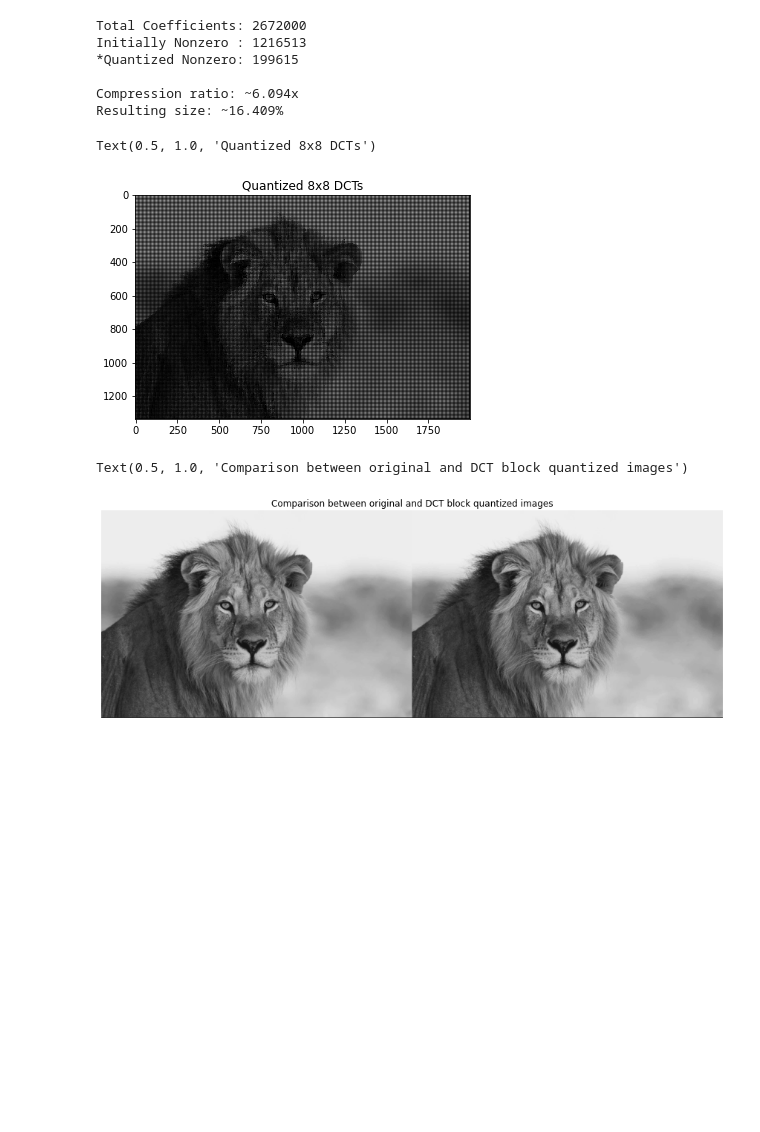
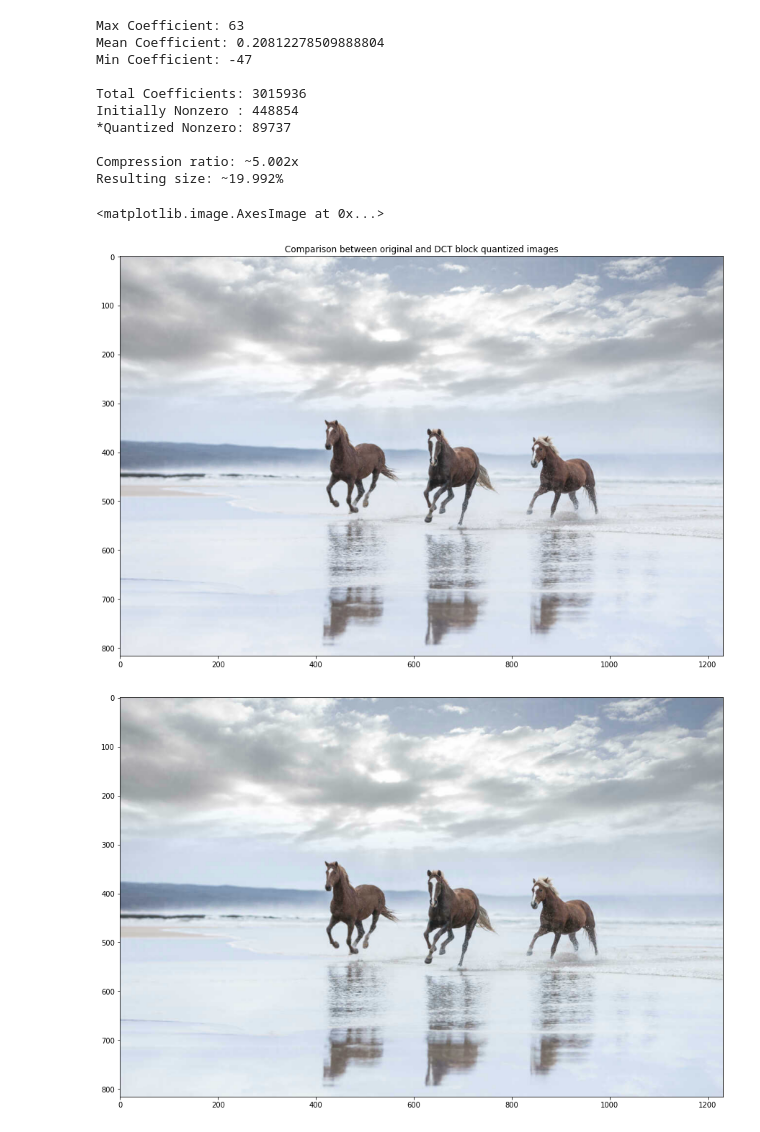
Before and after one commit to taaha-khan/2023-CompaCT-Image-Compression, a Jupyter notebook: notebooks/1.0-tk-dct-block.ipynb, the cells around one changed output. Cells and saved outputs as stored; diff of their text form; code cells hidden in the pictures; blank space fills up the shorter version.

Commit message:
Transformed color space to YCbCr

```diff
--- a/notebooks/1.0-tk-dct-block.ipynb
+++ b/notebooks/1.0-tk-dct-block.ipynb
@@ -6,9 +6,11 @@ import numpy as np
 import scipy
 import cv2
 # %%
-IMAGE_FILE = '../data/examples/lion-gray.jpg'
+IMAGE_FILE = '../data/examples/horses.jpg'
 
 BLOCK_SIZE = 8
 
-def BLOCK(x, y):
+def BLOCK(x, y, dim = None):
+	if dim != None:
+		return np.s_[x : x + BLOCK_SIZE, y : y + BLOCK_SIZE, dim]
 	return np.s_[x : x + BLOCK_SIZE, y : y + BLOCK_SIZE]
@@ -60,5 +125,5 @@ dct = np.zeros(imsize)
 # Apply 8x8 block DCT
 for i in np.r_[:imsize[0] : BLOCK_SIZE]:
 	for j in np.r_[:imsize[1] : BLOCK_SIZE]:
-		dct[BLOCK(i, j)] = DCT_2D(im[BLOCK(i, j)])
+		dct[BLOCK(i, j)] = DCT_2D(im[BLOCK(i, j)].astype(int) - 128)
 # %%
@@ -78,7 +143,7 @@ Text(0.5, 1.0, '8x8 DCT block at position 400')
 # %%
 # Quantize dct coefficients
 
-# JPEG ISO Standard matrix
+# JPEG Standard matrix
 quantization_matrix = np.array([
 	[ 16,  11,  10,  16,  24,  40,  51,  61],
 	[ 12,  12,  14,  19,  26,  58,  60,  55],
@@ -96,53 +161,68 @@ dct_q = np.zeros(imsize, dtype = int)
 for i in np.r_[:imsize[0] : BLOCK_SIZE]:
 	for j in np.r_[:imsize[1] : BLOCK_SIZE]:
 
-		div = dct[BLOCK(i, j)] / quantization_matrix
+		div = dct[BLOCK(i, j)] / quantization_matrix[:, :, None]
 		dct_q[BLOCK(i, j)] = np.around(div, 0).astype(int)
+
+print(f'Max Coefficient: {np.max(dct_q)}')
+print(f'Mean Coefficient: {np.mean(dct_q)}')
+print(f'Min Coefficient: {np.min(dct_q)}')
 
 nonzeros = np.count_nonzero(dct_q)
 nonzeros_og = np.count_nonzero(dct)
 
-dim = imsize[0] * imsize[1]
+dim = np.prod(imsize)
 compression_ratio = nonzeros_og / nonzeros
 
-print(f'Total Coefficients: {dim}')
+print(f'\nTotal Coefficients: {dim}')
 print(f'Initially Nonzero : {nonzeros_og}')
 print(f'*Quantized Nonzero: {nonzeros}')
 
 print(f'\nCompression ratio: ~{round(compression_ratio, 3)}x')
 print(f'Resulting size: ~{round((1 / compression_ratio) * 100, 3)}%')
 # %% [output]
-Total Coefficients: 2672000
-Initially Nonzero : 1216513
-*Quantized Nonzero: 199615
+Max Coefficient: 63
+Mean Coefficient: 0.20812278509888804
+Min Coefficient: -47
 
-Compression ratio: ~6.094x
-Resulting size: ~16.409%
+Total Coefficients: 3015936
+Initially Nonzero : 448854
+*Quantized Nonzero: 89737
+
+Compression ratio: ~5.002x
+Resulting size: ~19.992%
-# %%
-plt.figure()
-plt.imshow(dct_q, cmap = 'gray', vmax = np.max(dct_q) * 0.05, vmin = 0)
-plt.title(f"Quantized {BLOCK_SIZE}x{BLOCK_SIZE} DCTs")
-# %% [output]
-Text(0.5, 1.0, 'Quantized 8x8 DCTs')
-[figure, removed]
 # %%
 
 re_dct = np.zeros(imsize)
 
 # Reverse DCT on blocks
 for i in np.r_[:imsize[0] : BLOCK_SIZE]:
 	for j in np.r_[:imsize[1] : BLOCK_SIZE]:
 
-		reconstruct = dct_q[BLOCK(i, j)] * quantization_matrix
-		re_dct[BLOCK(i, j)] = IDCT_2D(reconstruct)
+		reconstruct = dct_q[BLOCK(i, j)] * quantization_matrix[:, :, None]
+		inverse = IDCT_2D(reconstruct)
+		rounded = np.around(inverse, 0).astype(int)
+		added = np.clip(rounded + 128, 0, 255)
+
+		re_dct[BLOCK(i, j)] = added
+
+# Deleting initially padded border
+shaped = np.resize(re_dct, im.shape)
+
+# Convert back to RGB color space
+final = ycbcr2rgb(shaped)
+# final = cv2.cvtColor(np.float32(shaped), cv2.COLOR_YCR_CB2RGB)
 
 plt.figure(figsize = (15, 15))
-plt.imshow(np.hstack((im, re_dct)), cmap = 'gray')
-plt.axis('off')
+# plt.imshow(image)
+plt.imshow(np.hstack((image, final)))
 plt.title('Comparison between original and DCT block quantized images')
+plt.figure(figsize = (15, 15))
+plt.imshow(final)
 # %% [output]
-Text(0.5, 1.0, 'Comparison between original and DCT block quantized images')
+<matplotlib.image.AxesImage at 0x...>
-[figure, old version]
+[figure, new version]
+[figure, added]
 # %%
 def MSE(A, B):
 	deviation = A - B
```
Also changed, not shown: parts of 7 cells of this notebook, 2 other files.
